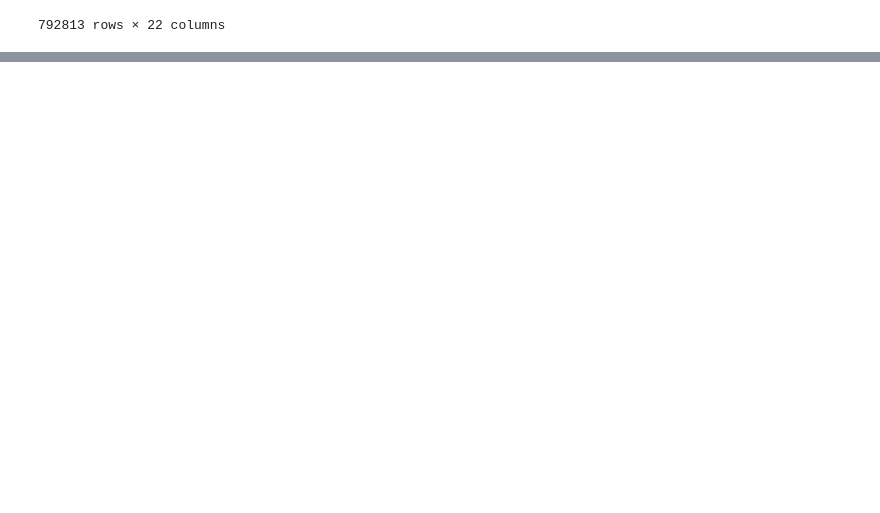
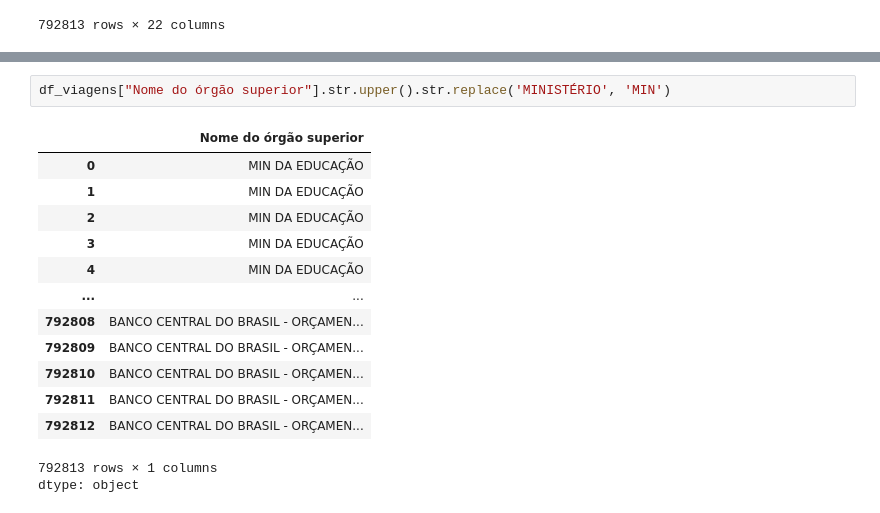
Before and after one commit to Murilo11/Analise-de-Dados-Portal-de-Transparencia, a Jupyter notebook: Analise_De_Dados_do_Portal_da_Transparencia.ipynb, the cells around one changed output, grey strips where cells are left out. Saved outputs shown, nothing was run; the diff lists cells and outputs as text; blank space fills up the shorter version.

```diff
--- a/Analise_De_Dados_do_Portal_da_Transparencia.ipynb
+++ b/Analise_De_Dados_do_Portal_da_Transparencia.ipynb
@@ -26,0 +81,17 @@ df_viagens
+# %%
+df_viagens["Nome do órgão superior"].str.upper().str.replace('MINISTÉRIO', 'MIN')
+# %% [output]
+|  | Nome do órgão superior |
+| 0 | MIN DA EDUCAÇÃO |
+| 1 | MIN DA EDUCAÇÃO |
+| 2 | MIN DA EDUCAÇÃO |
+| 3 | MIN DA EDUCAÇÃO |
+| 4 | MIN DA EDUCAÇÃO |
+| ... | ... |
+| 792808 | BANCO CENTRAL DO BRASIL - ORÇAMEN... |
+| 792809 | BANCO CENTRAL DO BRASIL - ORÇAMEN... |
+| 792810 | BANCO CENTRAL DO BRASIL - ORÇAMEN... |
+| 792811 | BANCO CENTRAL DO BRASIL - ORÇAMEN... |
+| 792812 | BANCO CENTRAL DO BRASIL - ORÇAMEN... |
+792813 rows × 1 columns
+dtype: object
```
Also changed, not shown: parts of 5 cells of this notebook.
